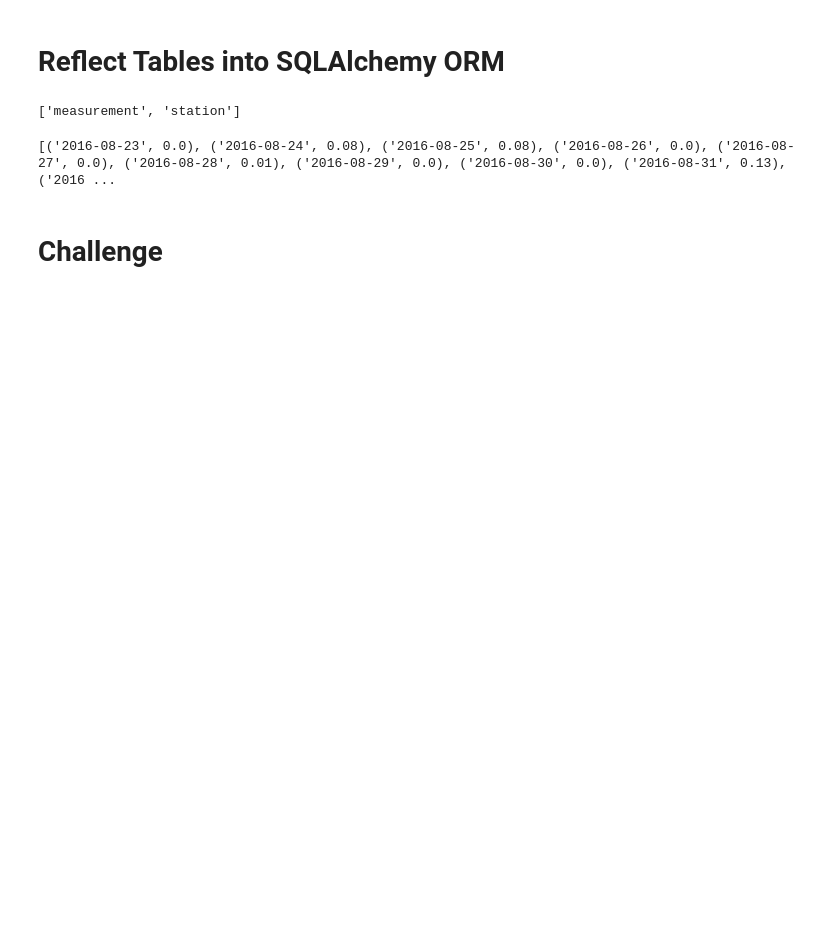
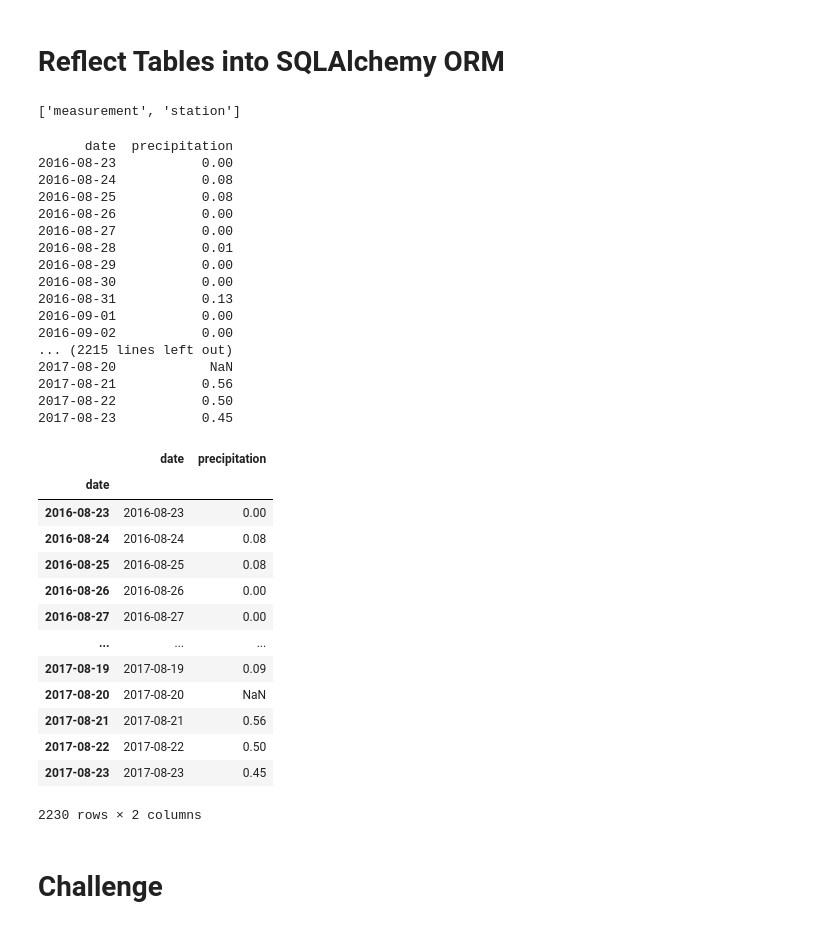
Before and after one commit to Lydiadel/Surfs_up, a Jupyter notebook: climate_analysis.ipynb, the cells around one changed output. Drawn from its saved outputs; the diff is of its cells as text; code cells hidden in the pictures; blank space fills up the shorter version.

Commit message:
Save Query Results

```diff
--- a/climate_analysis.ipynb
+++ b/climate_analysis.ipynb
@@ -40,22 +40,57 @@ session = Session(engine)
 # %%
 # Design a query to retrieve the last 12 months of precipitation data and plot the results.
 #Starting from the last data point in the database.
 
 # Calculate the date one year from the last date in data set.
 prev_year = dt.date(2017, 8, 23) - dt.timedelta(days=365)
 prev_year
 
 # Perform a query to retrieve the data and precipitation scores
 results = []
 results = session.query(Measurement.date, Measurement.prcp).filter(Measurement.date >= prev_year).all()
-print(results)
+#print(results)
 
 # Save the query results as a Pandas DataFrame and set the index to the date column
+df = pd.DataFrame(results, columns=['date','precipitation'])
+
+df.set_index(df['date'], inplace=True)
+print (df.to_string(index=False))
 
 
 # Sort the dataframe by date
 
 # Use Pandas Plotting with Matplotlib to plot the data
+#df.bar.plot
 # %% [output]
-[('2016-08-23', 0.0), ('2016-08-24', 0.08), ('2016-08-25', 0.08), ('2016-08-26', 0.0), ('2016-08-27', 0.0), ('2016-08-28', 0.01), ('2016-08-29', 0.0), ('2016-08-30', 0.0), ('2016-08-31', 0.13), ('2016 ...
+      date  precipitation
+2016-08-23           0.00
+2016-08-24           0.08
+2016-08-25           0.08
+2016-08-26           0.00
+2016-08-27           0.00
+2016-08-28           0.01
+2016-08-29           0.00
+2016-08-30           0.00
+2016-08-31           0.13
+2016-09-01           0.00
+2016-09-02           0.00
+... (2215 lines left out)
+2017-08-20            NaN
+2017-08-21           0.56
+2017-08-22           0.50
+2017-08-23           0.45
+|  | date | precipitation |
+| date |  |  |
+| 2016-08-23 | 2016-08-23 | 0.00 |
+| 2016-08-24 | 2016-08-24 | 0.08 |
+| 2016-08-25 | 2016-08-25 | 0.08 |
+| 2016-08-26 | 2016-08-26 | 0.00 |
+| 2016-08-27 | 2016-08-27 | 0.00 |
+| ... | ... | ... |
+| 2017-08-19 | 2017-08-19 | 0.09 |
+| 2017-08-20 | 2017-08-20 | NaN |
+| 2017-08-21 | 2017-08-21 | 0.56 |
+| 2017-08-22 | 2017-08-22 | 0.50 |
+| 2017-08-23 | 2017-08-23 | 0.45 |
+2230 rows × 2 columns
 # %%
```
Also changed, not shown: parts of 1 cell of this notebook.
